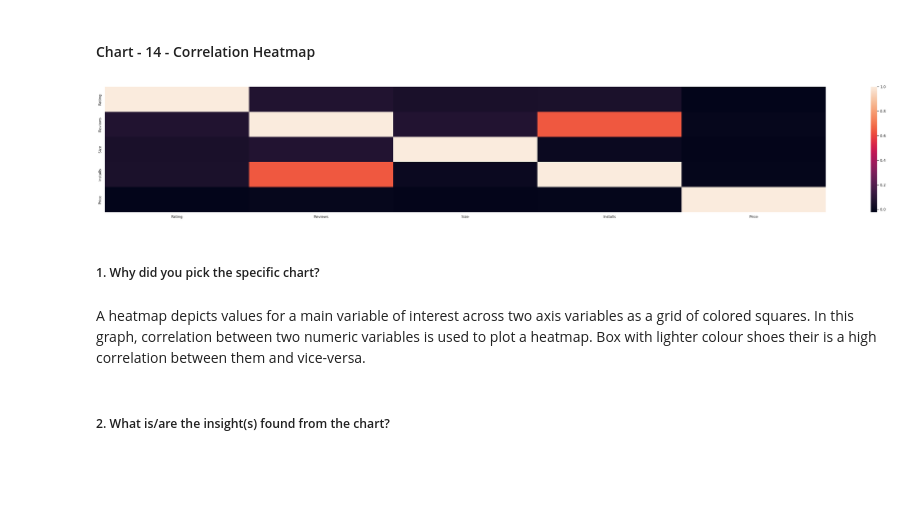
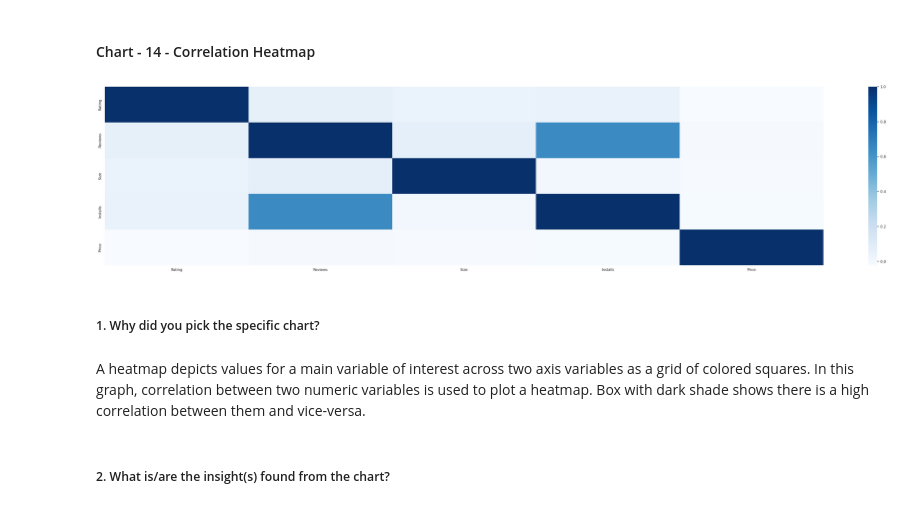
Before and after one commit to kanishkagargg/Playstore-Project, a Jupyter notebook: Play_Store_Data_EDA.ipynb, the cells around one changed output. Drawn from its saved outputs; the diff is of its cells as text; code cells hidden in the pictures; blank space fills up the shorter version.

```diff
--- a/Play_Store_Data_EDA.ipynb
+++ b/Play_Store_Data_EDA.ipynb
@@ -949,13 +949,13 @@ Developers should make their app that would suit the devices with Android Versio
 #### Chart - 14 - Correlation Heatmap
 # %%
 # Correlation Heatmap visualization code
-dataplot = sns.heatmap(Play_Store_Data.corr())
+dataplot = sns.heatmap(Play_Store_Data.corr(), cmap="Blues")
 # %% [output]
-[figure, old version]
+[figure, new version]
 # %% [markdown]
 ##### 1. Why did you pick the specific chart?
 # %% [markdown]
-A heatmap depicts values for a main variable of interest across two axis variables as a grid of colored squares. In this graph, correlation between two numeric variables is used to plot a heatmap. Box with lighter colour shoes their is a high correlation between them and vice-versa.
+A heatmap depicts values for a main variable of interest across two axis variables as a grid of colored squares. In this graph, correlation between two numeric variables is used to plot a heatmap. Box with dark shade shows there is a high correlation between them and vice-versa.
 # %% [markdown]
 ##### 2. What is/are the insight(s) found from the chart?
 # %% [markdown]
```
